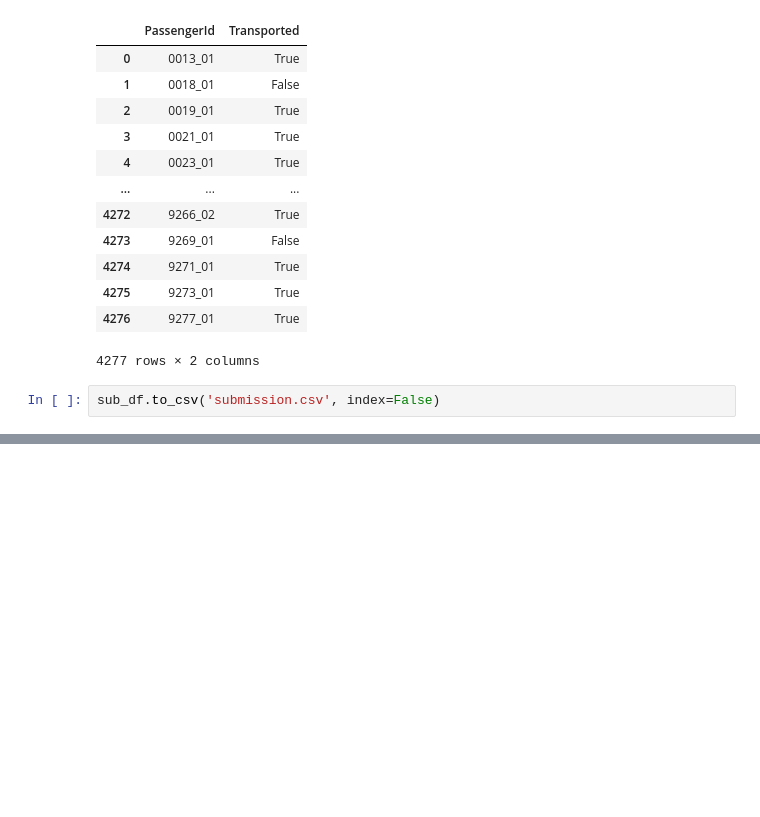
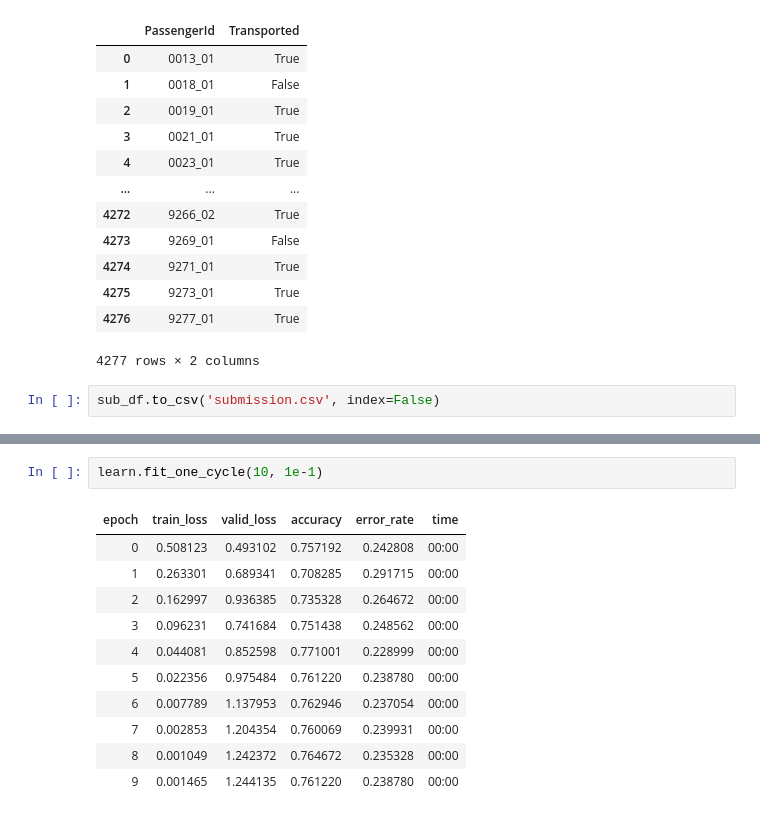
Before and after one commit to peterbull/spaceship-titanic, a Jupyter notebook: spaceship-titanic-fastai.ipynb, the cells around one changed output, grey strips where cells are left out. Cells and saved outputs as stored; diff of their text form; blank space fills up the shorter version.

```diff
--- a/spaceship-titanic-fastai.ipynb
+++ b/spaceship-titanic-fastai.ipynb
@@ -946,0 +957,14 @@ sub_df.to_csv('submission.csv', index=False)
+# %%
+learn.fit_one_cycle(10, 1e-1)
+# %% [output]
+| epoch | train_loss | valid_loss | accuracy | error_rate | time |
+| 0 | 0.508123 | 0.493102 | 0.757192 | 0.242808 | 00:00 |
+| 1 | 0.263301 | 0.689341 | 0.708285 | 0.291715 | 00:00 |
+| 2 | 0.162997 | 0.936385 | 0.735328 | 0.264672 | 00:00 |
+| 3 | 0.096231 | 0.741684 | 0.751438 | 0.248562 | 00:00 |
+| 4 | 0.044081 | 0.852598 | 0.771001 | 0.228999 | 00:00 |
+| 5 | 0.022356 | 0.975484 | 0.761220 | 0.238780 | 00:00 |
+| 6 | 0.007789 | 1.137953 | 0.762946 | 0.237054 | 00:00 |
+| 7 | 0.002853 | 1.204354 | 0.760069 | 0.239931 | 00:00 |
+| 8 | 0.001049 | 1.242372 | 0.764672 | 0.235328 | 00:00 |
+| 9 | 0.001465 | 1.244135 | 0.761220 | 0.238780 | 00:00 |
```
Also changed, not shown: parts of 7 cells of this notebook.
